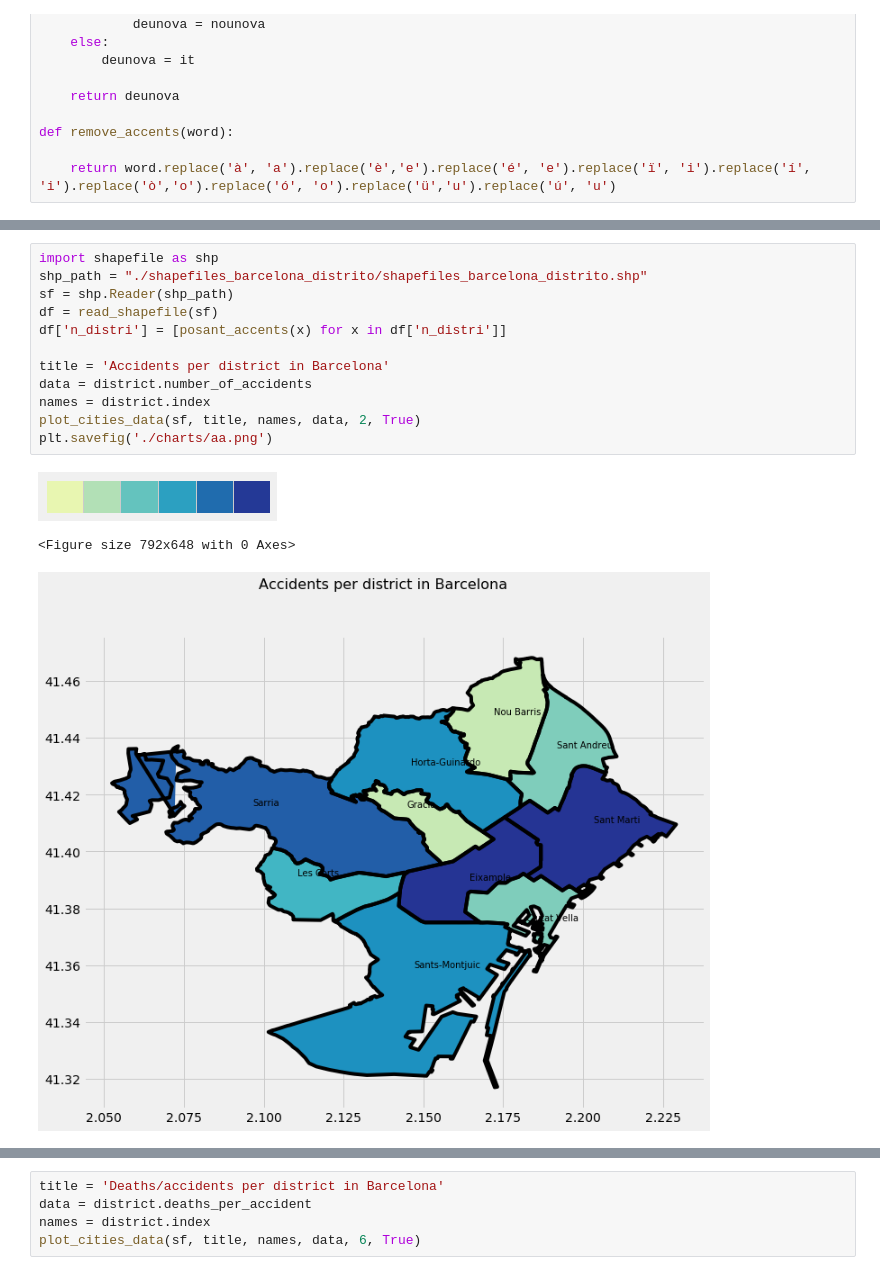
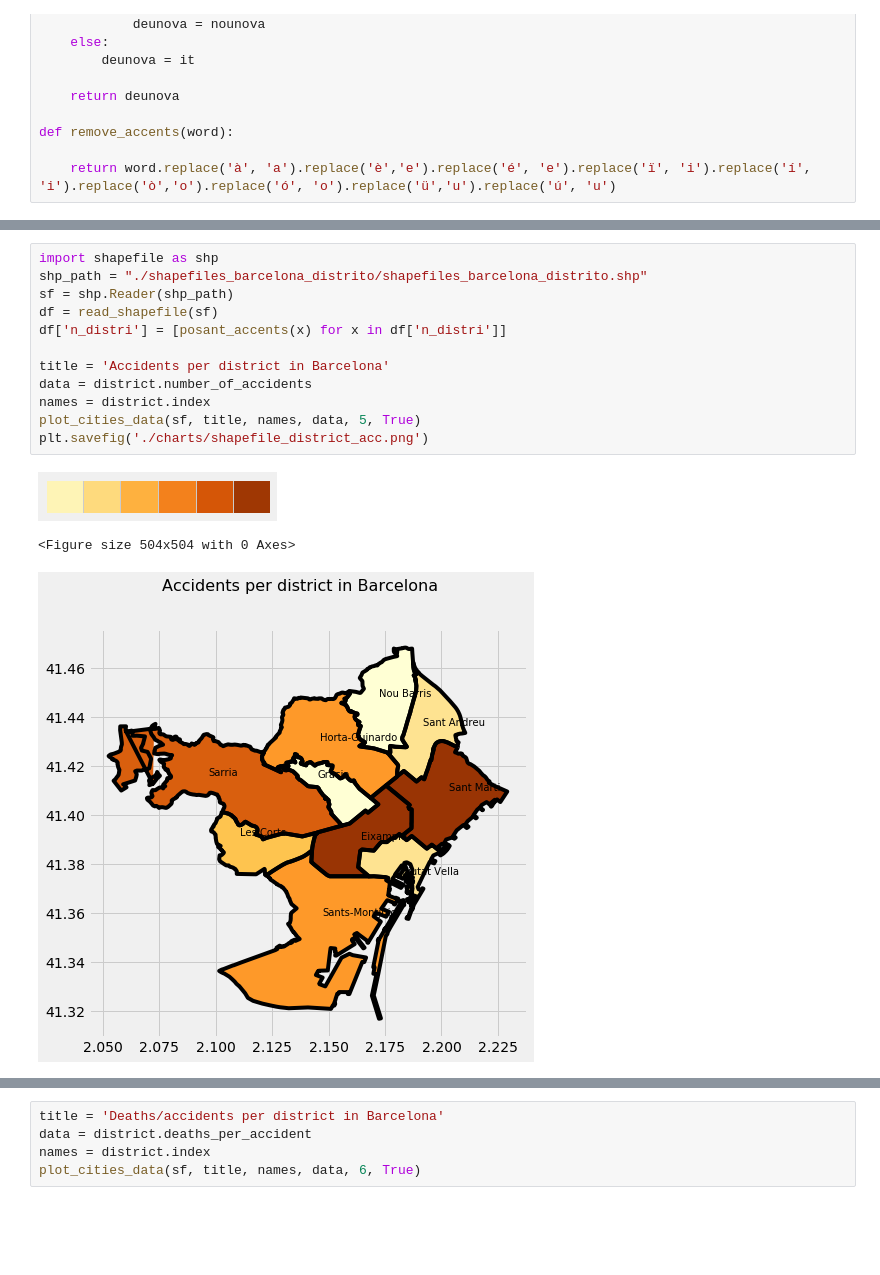
Before and after one commit to AlexChicote/BarcelonaAccidents, a Jupyter notebook: BarcelonaAccidents-2010-2018-Plotting-Accidents.ipynb, the cells around one changed output, grey strips where cells are left out. Cells and saved outputs as stored; diff of their text form; blank space fills up the shorter version.

```diff
--- a/BarcelonaAccidents-2010-2018-Plotting-Accidents.ipynb
+++ b/BarcelonaAccidents-2010-2018-Plotting-Accidents.ipynb
@@ -711,17 +775,17 @@ def calc_color_barri(data, color=None):
 # %%
 import shapefile as shp
 shp_path = "./shapefiles_barcelona_distrito/shapefiles_barcelona_distrito.shp"
 sf = shp.Reader(shp_path)
 df = read_shapefile(sf)
 df['n_distri'] = [posant_accents(x) for x in df['n_distri']]
 
 title = 'Accidents per district in Barcelona'
 data = district.number_of_accidents
 names = district.index
-plot_cities_data(sf, title, names, data, 2, True)
-plt.savefig('./charts/aa.png')
+plot_cities_data(sf, title, names, data, 5, True)
+plt.savefig('./charts/shapefile_district_acc.png')
 # %% [output]
-[figure, old version]
+[figure, new version]
-<Figure size 792x648 with 0 Axes>
+<Figure size 504x504 with 0 Axes>
-[figure, old version]
+[figure, new version]
 # %%
```
Also changed, not shown: parts of 3 cells of this notebook, 1 other file.
